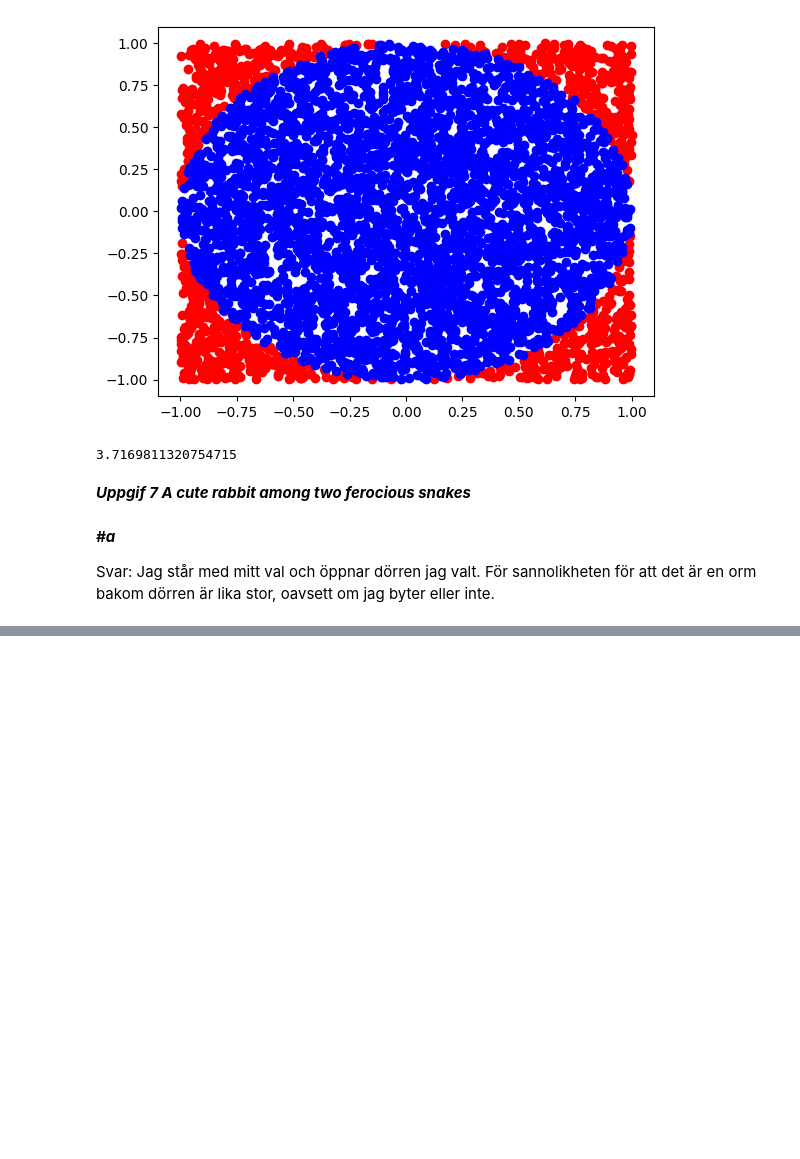
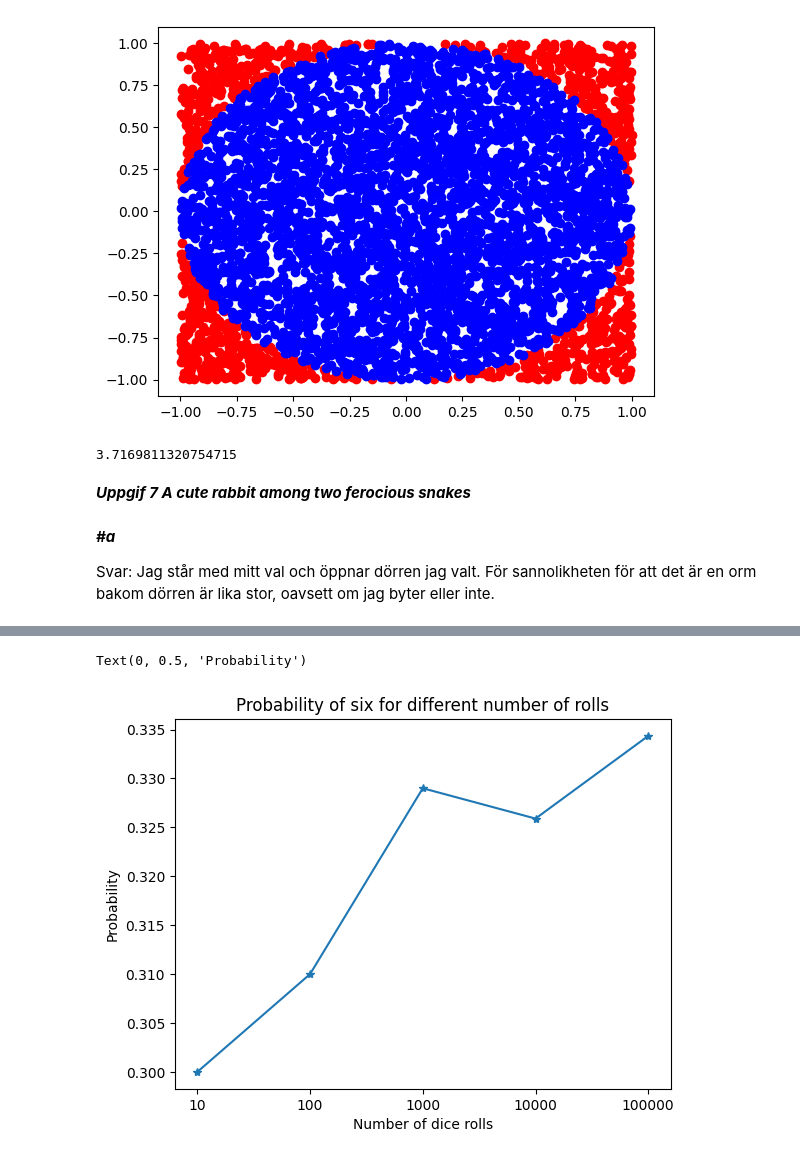
Before and after one commit to HanFredriksson/Python-programing-Hannes-Fredriksson, a Jupyter notebook: Exercises/Exercises-04.ipynb, the cells around one changed output, grey strips where cells are left out. Cells and saved outputs as stored; diff of their text form; code cells hidden in the pictures; blank space fills up the shorter version.

```diff
--- a/Exercises/Exercises-04.ipynb
+++ b/Exercises/Exercises-04.ipynb
@@ -178,35 +178,59 @@ print(convergence)
 Svar: Jag står med mitt val och öppnar dörren jag valt. För sannolikheten för att det är en orm bakom dörren är lika stor, oavsett om jag byter eller inte.
 # %%
 import random as rnd
-picked = 0
-picked_switch = 0
+import matplotlib.pyplot as plt
+
+def sim_stay(n):
+
+    picked = 0
+
+    for i in range(n):
+
+        doors = [1, 2, 3]
+        pick = rnd.choice(doors)
+        rabbit = rnd.choice(doors)
+
+        if pick == rabbit:
+            picked += 1
+
+    return picked
 
 
-for sim_stay in range(10):
-    doors = [1, 2, 3]
-    pick = rnd.choice(doors)
-    rabbit = rnd.choice(doors)
-    if pick == rabbit:
-        picked += 1
+def sim_switch(n):
 
-for sim_switch in range(10):
-    doors = [1, 2, 3]
-    pick = rnd.choice(doors)
-    rabbit = rnd.choice(doors)
-    print(f"first pick {pick}")
-    #print(f"after pick{doors}, \npick {pick}, \nrabbit {rabbit}")
-    for door in doors:
-        if door != pick and door != rabbit:
-            doors.remove(door)
-            break
-    print(f"doors{doors}")
+    picked_switch = 0
 
-    pick = doors[0] if doors[0] != pick else doors[1]
+    for i in range(n):
 
-    if pick == rabbit:
-        picked_switch += 1
+        doors = [1, 2, 3]
+        pick = rnd.choice(doors)
+        rabbit = rnd.choice(doors)
 
-#print(f"Second pick {pick}")
-print(picked)
-print(picked_switch)
+        for door in doors:
+            if door != pick and door != rabbit:
+                doors.remove(door)
+                break
+
+
+        pick = doors[0] if doors[0] != pick else doors[1]
+
+        if pick == rabbit:
+            picked_switch += 1
+
+    return picked_switch
+
+#stay = sim_stay(10)
+switch = sim_switch(10)
+stay=[]
+times_picked = (10, 100, 1000, 10000, 100000)
+
+for n in times_picked:
+    stay.append(sim_stay(n) )
+
+print(stay)
+plt.plot(stay, '-*')
+plt.title("Probability of six for different number of rolls")
+plt.xticks([0,1,2,3,4], times_picked);
+plt.xlabel("Number of dice rolls")
+plt.ylabel("Probability")
 # %% [output]
@@ -229,0 +238,2 @@ Second pick 3
+Text(0, 0.5, 'Probability')
+[figure, added]
```
Also changed, not shown: parts of 1 cell of this notebook.
